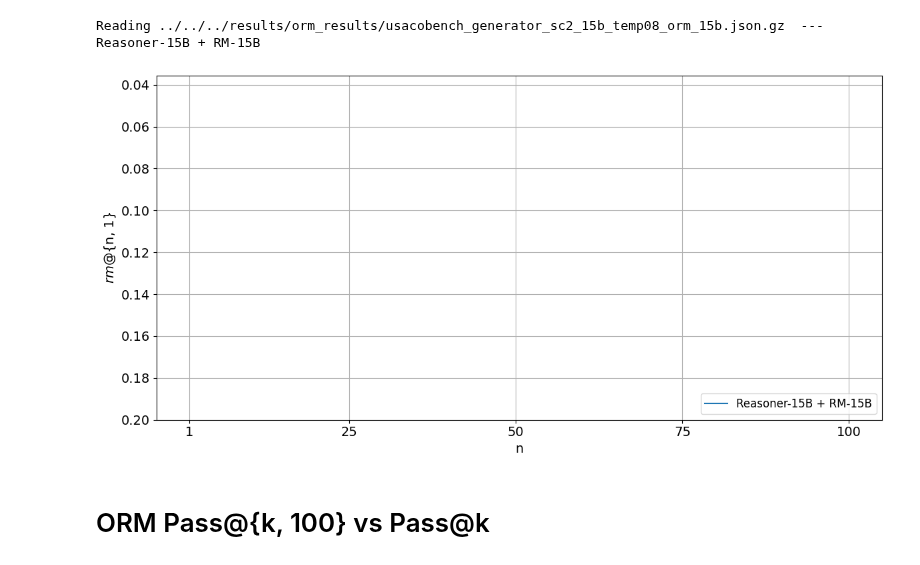
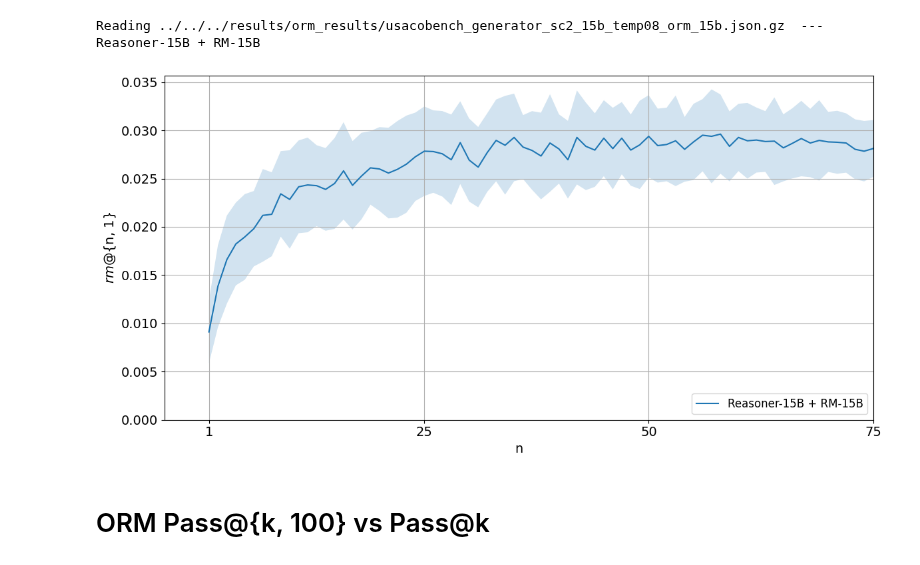
Before and after one commit to cassanof/CodeRM, a Jupyter notebook: coderm/eval/visualizations/graph_pass_k.ipynb, the cells around one changed output. Cells and saved outputs as stored; diff of their text form; code cells hidden in the pictures.

```diff
--- a/coderm/eval/visualizations/graph_pass_k.ipynb
+++ b/coderm/eval/visualizations/graph_pass_k.ipynb
@@ -370,30 +370,30 @@ Reading ../../../results/orm_results/usacobench_generator_sc2_15b_temp08_orm_15b
 # %%
 import matplotlib.pyplot as plt
 import numpy as np
 
 plt.figure(figsize=(12, 6))
 for label, values in ub_orm_accs.items():
     ks = list(values.keys())
     means, stds = zip(*values.values())
     means = np.array(means)
     stds = np.array(stds)
     linestyle = '-'
     plt.plot(ks, means, label=label, linestyle=linestyle)
     plt.fill_between(ks, means - stds, means + stds, alpha=0.2)
 
 plt.xlabel('n', fontsize=14)
 plt.ylabel('$rm@${n, 1}', fontsize=14)
 plt.legend(fontsize=12, loc='lower right', bbox_to_anchor=(1, 0), ncol=1)
 plt.grid(True)
 plt.tick_params(axis='both', which='major', labelsize=14)
-plt.ylim(bottom=0.2)
+plt.ylim(bottom=0.0)
 plt.xlim(right=75)
 plt.xticks([1, 25, 50, 75])
 plt.tight_layout()
 plt.savefig("../../dataset/plots/rm_curve_ub.pdf", bbox_inches='tight')
 plt.show()
 # %% [output]
-[figure, old version]
+[figure, new version]
 # %% [markdown]
 # ORM Pass@{k, 100} vs Pass@k
 # %%
```
Also changed, not shown: parts of 2 cells of this notebook.
